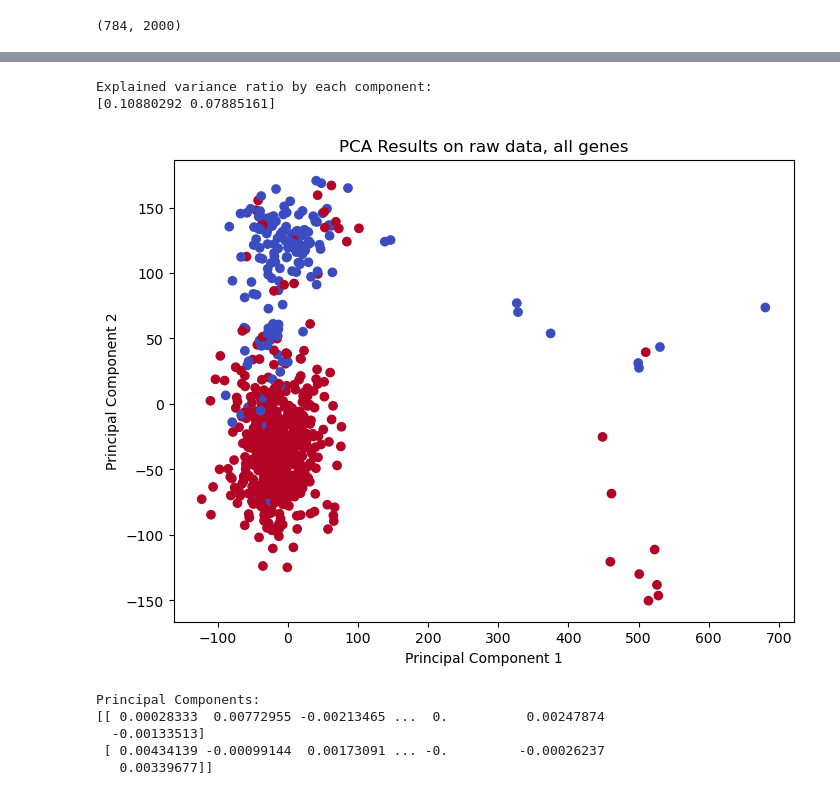
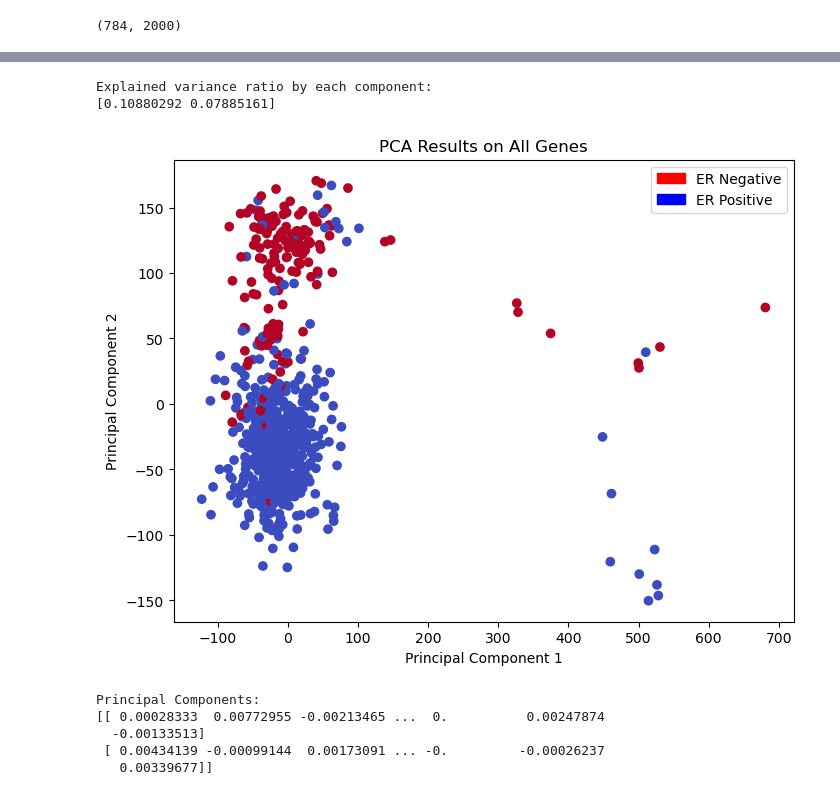
Before and after one commit to mjkim1001/DATA481-Breast_Cancer, a Jupyter notebook: Nick/Code/NormExpDataFilterScript.ipynb, the cells around one changed output, grey strips where cells are left out. Drawn from its saved outputs; the diff is of its cells as text; code cells hidden in the pictures.

```diff
--- a/Nick/Code/NormExpDataFilterScript.ipynb
+++ b/Nick/Code/NormExpDataFilterScript.ipynb
@@ -94,6 +74,0 @@ metadf.head()
-# %%
-metadf.set_index("mRNA", inplace=True)
-metadf = metadf.dropna(subset=['ER'])
-print(metadf.head())
-afinaldf = finaldf.loc[metadf.index]
-print(afinaldf.head())
@@ -136,0 +75,5 @@ TCGA-A1-A0SF-01A-11R-A144-07  Positive  Positive  Negative
+# %%
+#Removes all rows with NAs in the ER col from metadf
+metadf.set_index("mRNA", inplace=True)
+ERmetadf = metadf.dropna(subset=['ER'])
+ERfinaldf = finaldf.loc[ERmetadf.index] #Removes all rows with NA ER values from finaldf
@@ -137,21 +87,25 @@ TCGA-A1-A0SF-01A-11R-A144-07  Positive  Positive  Negative
 # %%
-
+#Two Color, fully filtered data PCA (Blue = Positive ER, Red = Negative ER)
 pca = PCA(n_components=2)
-pca_result = pca.fit_transform(afinaldf)
+pca_result = pca.fit_transform(ERfinaldf)
 
 pca_df = pd.DataFrame(data=pca_result, columns=['PC1', 'PC2'])
 
-color_map = {'Positive': 1, 'Negative': 0}
-metadf['Color'] = metadf['ER'].map(color_map)
+color_map = {'Positive': 0, 'Negative': 1}
+
+ERmetadf['Color'] = ERmetadf['ER'].map(color_map)
 
 print("Explained variance ratio by each component:")
 print(pca.explained_variance_ratio_)
 
 plt.figure(figsize=(8, 6))
-plt.scatter(pca_df['PC1'], pca_df['PC2'], c=metadf['Color'], cmap='coolwarm')
+plt.scatter(pca_df['PC1'], pca_df['PC2'], c=ERmetadf['Color'], cmap='coolwarm')
 plt.title("PCA Results on filtered data")
 plt.xlabel("Principal Component 1")
 plt.ylabel("Principal Component 2")
+red_patch = mpatches.Patch(color='red', label='ER Negative')
+blue_patch = mpatches.Patch(color='blue', label='ER Positive')
+plt.legend(handles=[red_patch, blue_patch], loc='upper right')
 plt.show()
 
 print("Principal Components:")
@@ -199,29 +246,33 @@ Principal Components:
 # %%
-#Prepping finalmtdf for color scheme
-finalmtdf = mdf.T.drop(["GENETYPE", "GENESYMBOL"])
-finalmtdf = finalmtdf.loc[metadf.index]
+#Prepping ERnormdf for color scheme
+ERnormdf = normdf.T.drop(["GENETYPE", "GENESYMBOL"])
+ERnormdf = ERnormdf.loc[ERmetadf.index]
 # %%
-pca = PCA(n_components=2)  # You can choose the number of components you want to retain
-pca_result = pca.fit_transform(finalmtdf)
+#PCA on all Genes
+pca = PCA(n_components=2)
+pca_result = pca.fit_transform(ERnormdf)
 
 pca_df = pd.DataFrame(data=pca_result, columns=['PC1', 'PC2'])
 
 print("Explained variance ratio by each component:")
 print(pca.explained_variance_ratio_)
 
 plt.figure(figsize=(8, 6))
-plt.scatter(pca_df['PC1'], pca_df['PC2'], c=metadf['Color'], cmap='coolwarm')
-plt.title("PCA Results on raw data, all genes")
+plt.scatter(pca_df['PC1'], pca_df['PC2'], c=ERmetadf['Color'], cmap='coolwarm')
+plt.title("PCA Results on All Genes")
 plt.xlabel("Principal Component 1")
 plt.ylabel("Principal Component 2")
+red_patch = mpatches.Patch(color='red', label='ER Negative')
+blue_patch = mpatches.Patch(color='blue', label='ER Positive')
+plt.legend(handles=[red_patch, blue_patch], loc='upper right')
 plt.show()
 
 print("Principal Components:")
 print(pca.components_)
 # %% [output]
 Explained variance ratio by each component:
 [0.10880292 0.07885161]
-[figure, old version]
+[figure, new version]
 Principal Components:
 [[ 0.00028333  0.00772955 -0.00213465 ...  0.          0.00247874
   -0.00133513]
```
Also changed, not shown: parts of 23 cells of this notebook.
